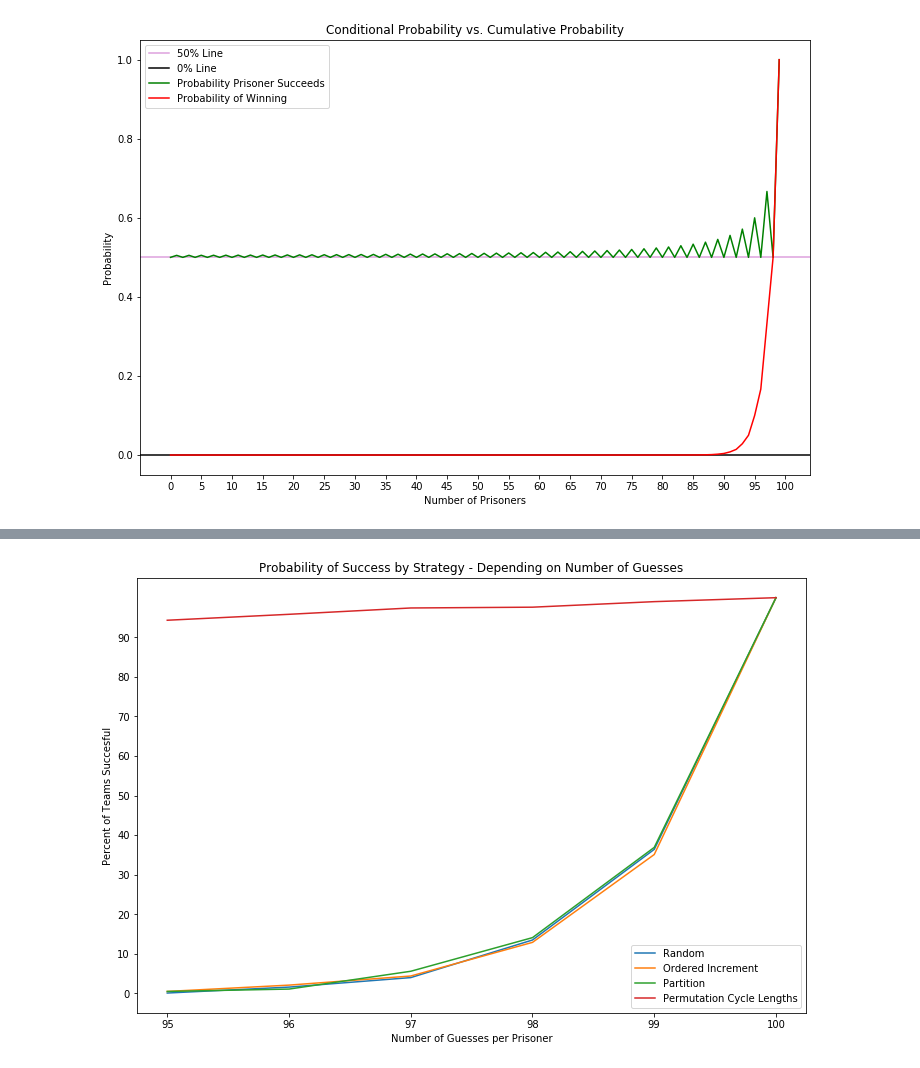
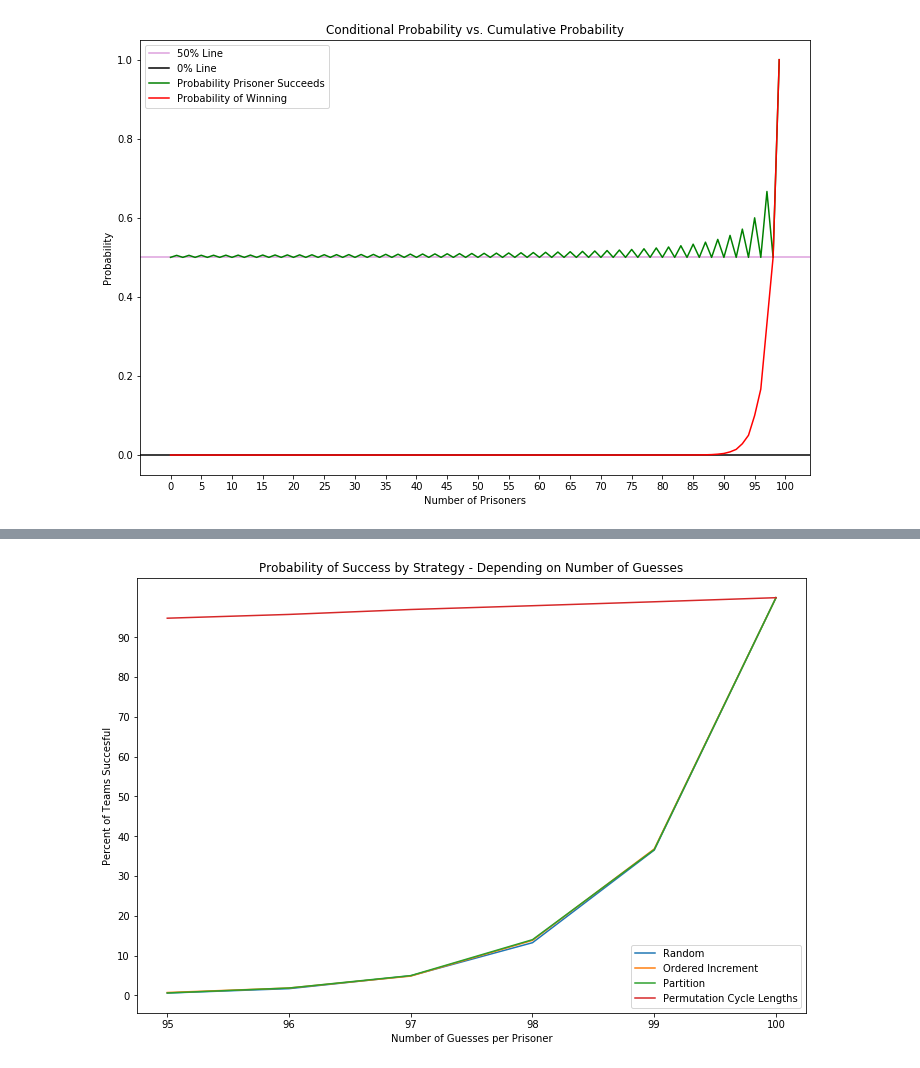
Before and after one commit to dwunder/exploring-paradoxes-with-python, a Jupyter notebook: 100 Prisoners Problem.ipynb, the cells around one changed output, grey strips where cells are left out. Drawn from its saved outputs; the diff is of its cells as text; code cells hidden in the pictures.

```diff
--- a/100 Prisoners Problem.ipynb
+++ b/100 Prisoners Problem.ipynb
@@ -201,6 +188,6 @@ Wall time: 8min 38s
 # %%
 #Since each simulation only returned failures, we can count successes as the number of trials - count of failures
-for strategy, result in zip(['Random','Split into Partitions','Go in Order','Permutation Cycles'],(results_random, results_partition, results_order, results_cycle)):
+for strategy, result in zip(strategy_labels,(results_random, results_order, results_partition, results_cycle)):
     print(strategy, ' had {0} successes, or {1}% of {2} trials'.format((nbr_of_trials- len(result)), 100*(nbr_of_trials- len(result))/nbr_of_trials,nbr_of_trials))
 # %% [output]
 Random  had 0 successes, or 0.0% of 1000000 trials
@@ -266,11 +253,11 @@ stop = 201
 
 plt.figure(figsize=(12,8))
 
-for strategy in ('random', 'order','partition', 'cycle'):
+for strategy in list_of_strategies:
     result = [100*(nbr_of_trials - len(simulate_a_strategy(strategy, nbr_of_trials, nbr_of_prisoners, nbr_of_prisoners, nbr_of_prisoners//2)))/nbr_of_trials for nbr_of_prisoners in range(start,stop,2)]
     plt.plot(list(range(start,stop,2)), result)
 
-plt.legend(['Random', 'Ordered Increment', 'Partition', 'Permutation Cycle Lengths'])
+plt.legend(strategy_labels)
 plt.xlabel('Number of Prisoners in Game')
 plt.xticks(range(0,stop,10))
 plt.ylabel('Percent of Teams Succesful')
@@ -283,17 +270,17 @@ Wall time: 9min 6s
 
 It looks like the Permutation Cycle Lengths is the winner no matter which strategy we choose. But let's 'zoom in' so to speak, and run more trials just to be sure
 # %%
-nbr_of_trials = 10000
+nbr_of_trials = 100000
 start = 2
 stop = 16
 
 plt.figure(figsize=(12,8))
 
-for strategy in ('random', 'order','partition', 'cycle'):
+for strategy in list_of_strategies:
     result = [100*(nbr_of_trials - len(simulate_a_strategy(strategy, nbr_of_trials, nbr_of_prisoners, nbr_of_prisoners, nbr_of_prisoners//2)))/nbr_of_trials for nbr_of_prisoners in range(start,stop,2)]
     plt.plot(list(range(start,stop,2)), result)
 
-plt.legend(['Random', 'Ordered Increment', 'Partition', 'Permutation Cycle Lengths'])
+plt.legend(strategy_labels)
 plt.xlabel('Number of Prisoners in Game')
 plt.xticks(range(2,stop,2))
 plt.ylabel('Percent of Teams Succesful')
@@ -369,17 +356,17 @@ Let's test and find out!
 We will use 100 prisoners and 100 boxes, and vary the number of guesses they each get from 1 all the way up to 100
 # %%
 %%time
-nbr_of_trials = 1000
+nbr_of_trials = 10000
 start = 1
 stop = 101
 
 plt.figure(figsize=(12,8))
 #nbr_of_trials, nbr_of_prisoners, nbr_of_objects, nbr_of_guesses)
-for strategy in ('random', 'order','partition', 'cycle'):
+for strategy in list_of_strategies:
     result = [100*(nbr_of_trials - len(simulate_a_strategy(strategy, nbr_of_trials, 100, 100, nbr_of_guesses)))/nbr_of_trials for nbr_of_guesses in range(start,stop)]
     plt.plot(list(range(start,stop,1)), result)
 
-plt.legend(['Random', 'Ordered Increment', 'Partition', 'Permutation Cycle Lengths'])
+plt.legend(strategy_labels)
 plt.xlabel('Number of Guesses per Prisoner')
 plt.xticks(range(0,stop,10))
 plt.ylabel('Percent of Teams Succesful')
@@ -390,16 +377,16 @@ Wall time: 1min 28s
 # %%
 %%time
-nbr_of_trials = 1000
+nbr_of_trials = 10000
 start = 95
 stop = 101
 
 plt.figure(figsize=(12,8))
 #nbr_of_trials, nbr_of_prisoners, nbr_of_objects, nbr_of_guesses)
-for strategy in ('random', 'order','partition', 'cycle'):
+for strategy in list_of_strategies:
     result = [100*(nbr_of_trials - len(simulate_a_strategy(strategy, nbr_of_trials, 100, 100, nbr_of_guesses)))/nbr_of_trials for nbr_of_guesses in range(start,stop)]
     plt.plot(list(range(start,stop,1)), result)
 
-plt.legend(['Random', 'Ordered Increment', 'Partition', 'Permutation Cycle Lengths'])
+plt.legend(strategy_labels)
 plt.xlabel('Number of Guesses per Prisoner')
 plt.xticks(range(95,stop,1))
 plt.yticks(range(0,100,10))
@@ -410,2 +397,2 @@ Wall time: 27.8 s
-[figure, old version]
+[figure, new version]
 # %% [markdown]
```
Also changed, not shown: parts of 27 cells of this notebook.
